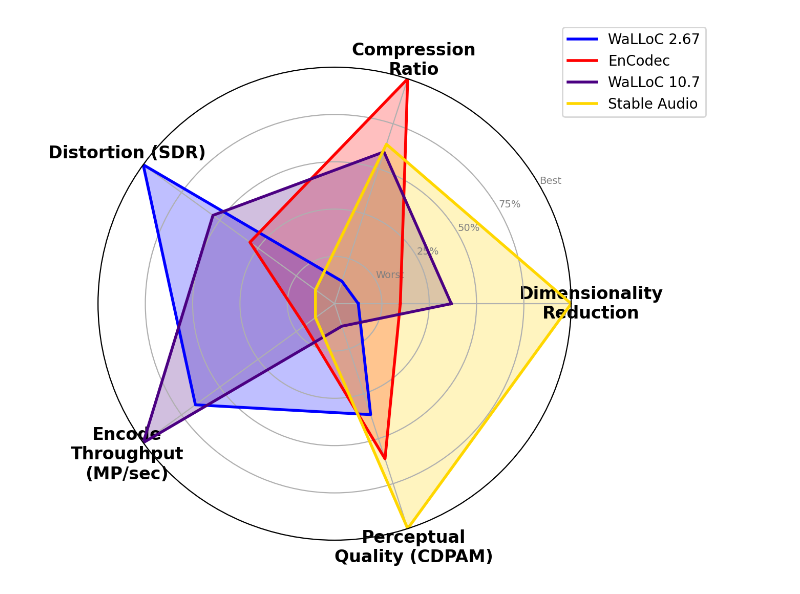
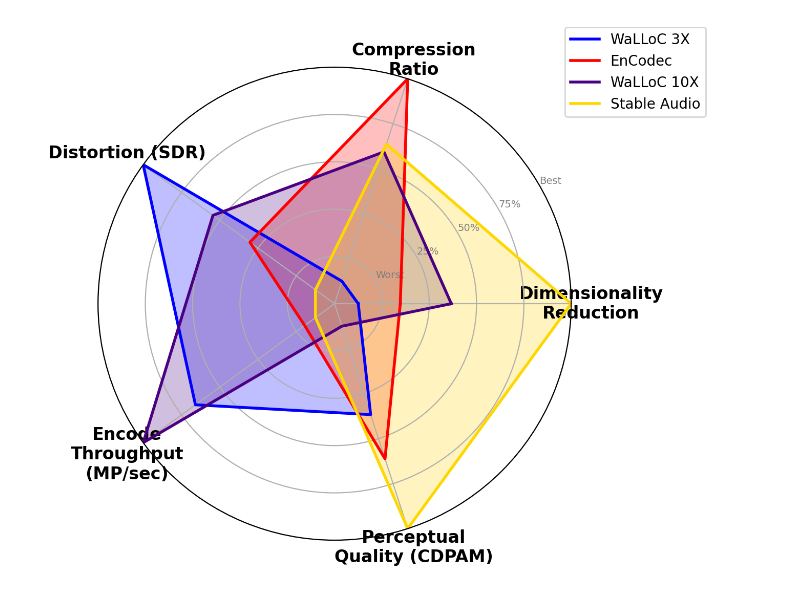
Before and after one commit to danjacobellis/LCCL, a Jupyter notebook: RD/radar_audio.ipynb, the cells around one changed output. Cells and saved outputs as stored; diff of their text form; code cells hidden in the pictures.

Commit message:
names

```diff
--- a/RD/radar_audio.ipynb
+++ b/RD/radar_audio.ipynb
@@ -5,7 +5,7 @@ import matplotlib.pyplot as plt
 
 # Data from the table
 data = {
-    'Name': ['WaLLoC 2.67', 'EnCodec', 'WaLLoC 10.7', 'Stable Audio'],
+    'Name': ['WaLLoC 3X', 'EnCodec', 'WaLLoC 10X', 'Stable Audio'],
     'DR': np.log10([2.67, 5.00, 10.7, 64.0]),
     'CR': np.log10([18.0, 116, 59.2, 63.5]),
     'Enc': [29.3, 2.94, 41.9, 0.328],
@@ -73,36 +73,36 @@ plt.ylim(0, 1)
 
 # Define colors for each codec
 colors = {
-    'WaLLoC 2.67': 'blue',
-    'WaLLoC 10.7': 'indigo',
+    'WaLLoC 3X': 'blue',
+    'WaLLoC 10X': 'indigo',
     'EnCodec': 'red',
     'Stable Audio': 'gold',
 }
 
 # Plot data
 for i, row in norm_df.iterrows():
     values = row[metrics].tolist()
     values += values[:1]  # Repeat first value to close the loop
     ax.plot(
         angles,
         values,
         color=colors[row['Name']],
         linewidth=2,
         linestyle='solid',
         label=row['Name']
     )
     ax.fill(
         angles,
         values,
         color=colors[row['Name']],
         alpha=0.25
     )
 
 # Add legend
 plt.legend(loc='upper right', bbox_to_anchor=(1.3, 1.1))
 
 # Show the plot
 plt.show()
 fig.savefig("radar_audio.svg")
 # %% [output]
-[figure, old version]
+[figure, new version]
```
